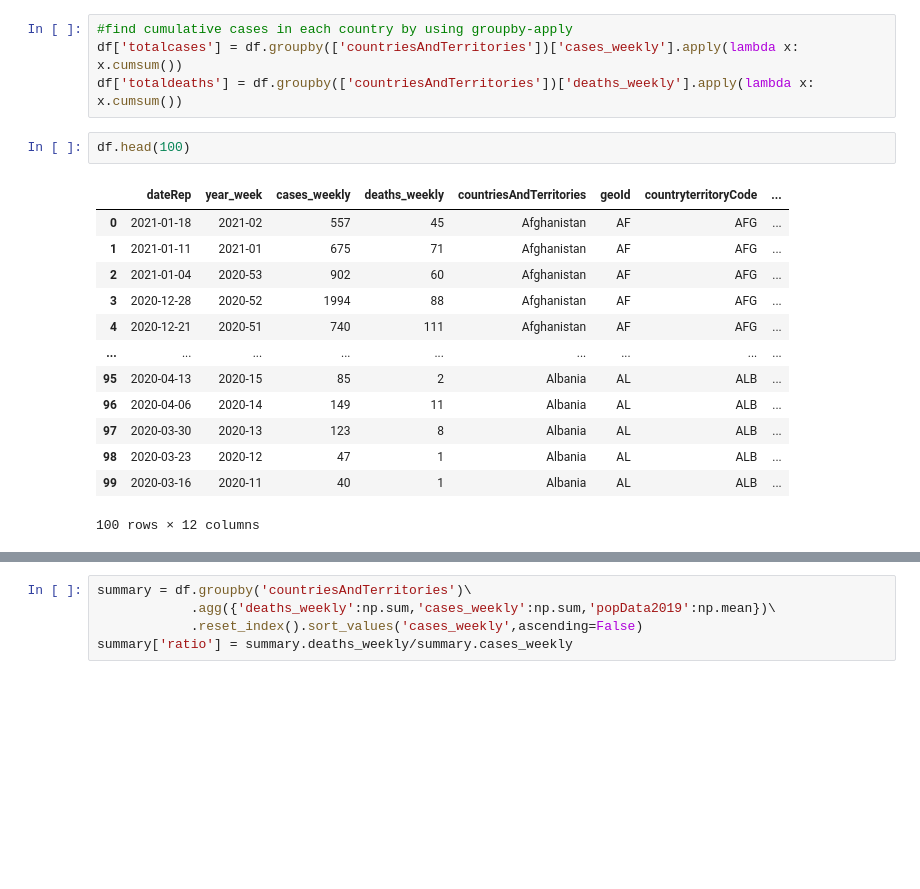
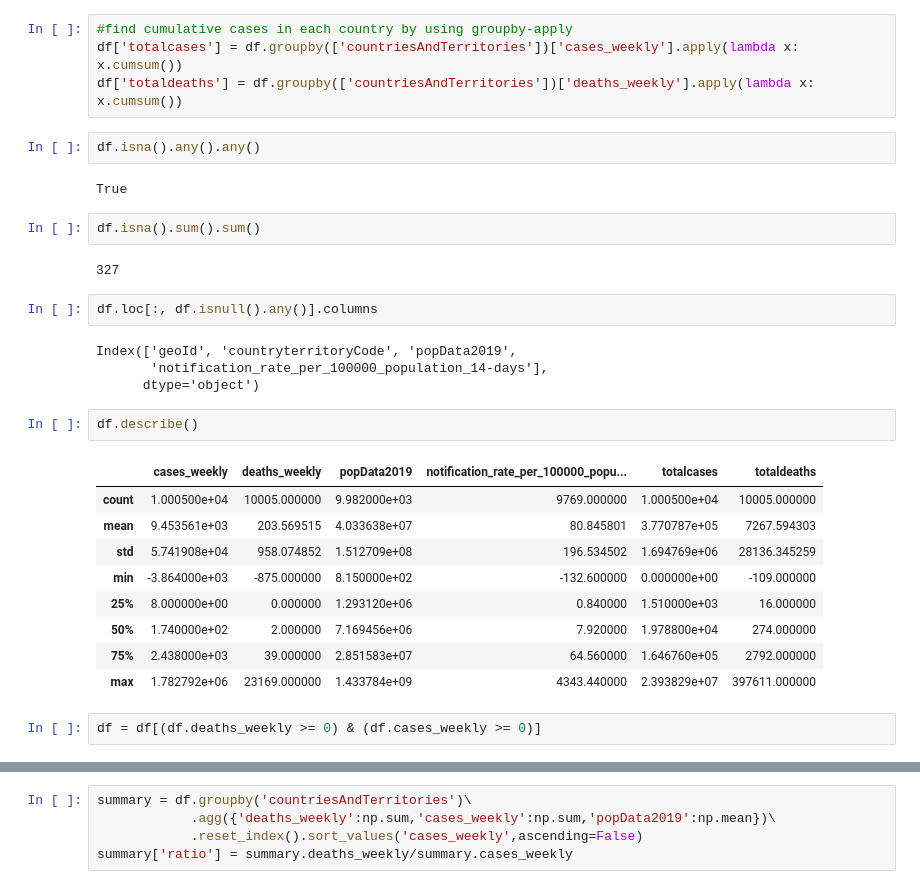
Before and after one commit to yogeshpv/DataScience, a Jupyter notebook: MSDS422_PracticalML/Assignment1/CovidAnalysis.ipynb, the cells around one changed output, grey strips where cells are left out. Saved outputs shown, nothing was run; the diff lists cells and outputs as text; blank space fills up the shorter version.

```diff
--- a/MSDS422_PracticalML/Assignment1/CovidAnalysis.ipynb
+++ b/MSDS422_PracticalML/Assignment1/CovidAnalysis.ipynb
@@ -15,19 +15,31 @@ df['dateRep'] = pd.to_datetime(df.dateRep, infer_datetime_format=True)
 #find cumulative cases in each country by using groupby-apply
 df['totalcases'] = df.groupby(['countriesAndTerritories'])['cases_weekly'].apply(lambda x: x.cumsum())
 df['totaldeaths'] = df.groupby(['countriesAndTerritories'])['deaths_weekly'].apply(lambda x: x.cumsum())
-# %%
-df.head(100)
-# %% [output]
-|  | dateRep | year_week | cases_weekly | deaths_weekly | countriesAndTerritories | geoId | countryterritoryCode | ... |
-| 0 | 2021-01-18 | 2021-02 | 557 | 45 | Afghanistan | AF | AFG | ... |
-| 1 | 2021-01-11 | 2021-01 | 675 | 71 | Afghanistan | AF | AFG | ... |
-| 2 | 2021-01-04 | 2020-53 | 902 | 60 | Afghanistan | AF | AFG | ... |
-| 3 | 2020-12-28 | 2020-52 | 1994 | 88 | Afghanistan | AF | AFG | ... |
-| 4 | 2020-12-21 | 2020-51 | 740 | 111 | Afghanistan | AF | AFG | ... |
-| ... | ... | ... | ... | ... | ... | ... | ... | ... |
-| 95 | 2020-04-13 | 2020-15 | 85 | 2 | Albania | AL | ALB | ... |
-| 96 | 2020-04-06 | 2020-14 | 149 | 11 | Albania | AL | ALB | ... |
-| 97 | 2020-03-30 | 2020-13 | 123 | 8 | Albania | AL | ALB | ... |
-| 98 | 2020-03-23 | 2020-12 | 47 | 1 | Albania | AL | ALB | ... |
-| 99 | 2020-03-16 | 2020-11 | 40 | 1 | Albania | AL | ALB | ... |
-100 rows × 12 columns
+# %%
+df.isna().any().any()
+# %% [output]
+True
+# %%
+df.isna().sum().sum()
+# %% [output]
+327
+# %%
+df.loc[:, df.isnull().any()].columns
+# %% [output]
+Index(['geoId', 'countryterritoryCode', 'popData2019',
+       'notification_rate_per_100000_population_14-days'],
+      dtype='object')
+# %%
+df.describe()
+# %% [output]
+|  | cases_weekly | deaths_weekly | popData2019 | notification_rate_per_100000_popu... | totalcases | totaldeaths |
+| count | 1.000500e+04 | 10005.000000 | 9.982000e+03 | 9769.000000 | 1.000500e+04 | 10005.000000 |
+| mean | 9.453561e+03 | 203.569515 | 4.033638e+07 | 80.845801 | 3.770787e+05 | 7267.594303 |
+| std | 5.741908e+04 | 958.074852 | 1.512709e+08 | 196.534502 | 1.694769e+06 | 28136.345259 |
+| min | -3.864000e+03 | -875.000000 | 8.150000e+02 | -132.600000 | 0.000000e+00 | -109.000000 |
+| 25% | 8.000000e+00 | 0.000000 | 1.293120e+06 | 0.840000 | 1.510000e+03 | 16.000000 |
+| 50% | 1.740000e+02 | 2.000000 | 7.169456e+06 | 7.920000 | 1.978800e+04 | 274.000000 |
+| 75% | 2.438000e+03 | 39.000000 | 2.851583e+07 | 64.560000 | 1.646760e+05 | 2792.000000 |
+| max | 1.782792e+06 | 23169.000000 | 1.433784e+09 | 4343.440000 | 2.393829e+07 | 397611.000000 |
+# %%
+df = df[(df.deaths_weekly >= 0) & (df.cases_weekly >= 0)]
```
Also changed, not shown: parts of 12 cells of this notebook.
